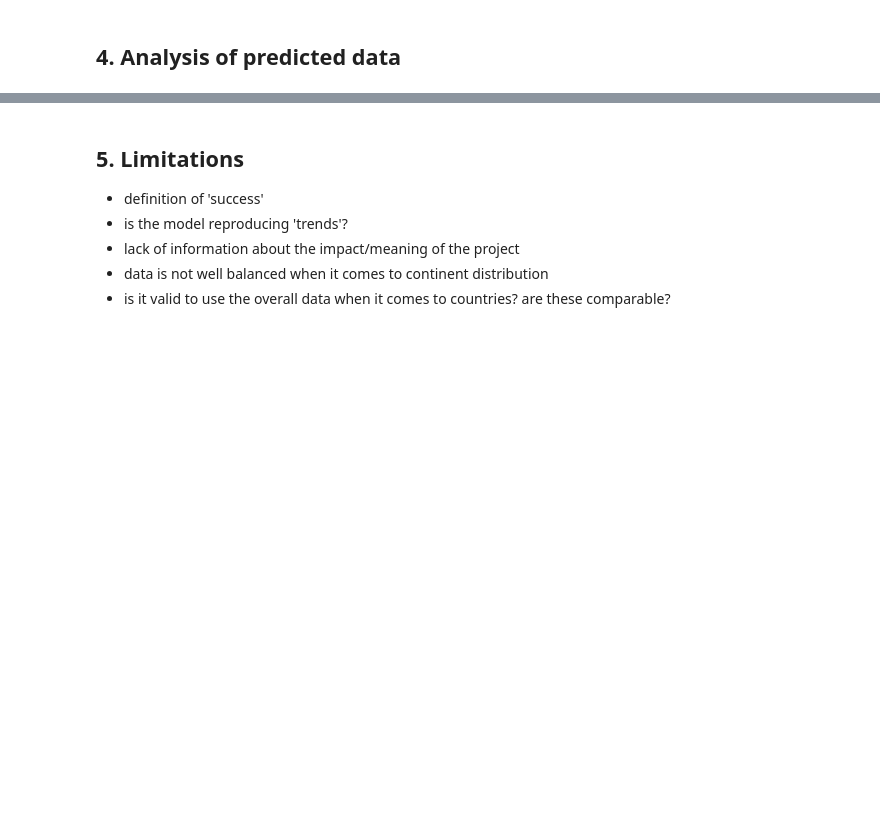
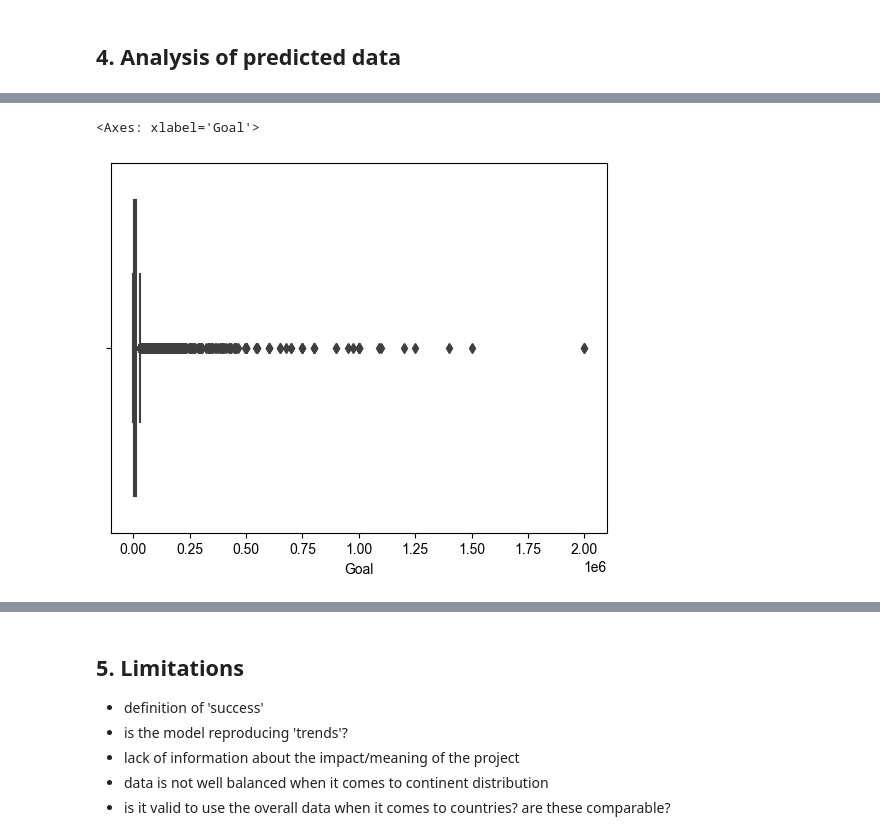
Before and after one commit to salvoha/ml-project, a Jupyter notebook: GetData_and_EDA.ipynb, the cells around one changed output, grey strips where cells are left out. Cells and saved outputs as stored; diff of their text form; code cells hidden in the pictures; blank space fills up the shorter version.

Commit message:
plots and 5. done

```diff
--- a/GetData_and_EDA.ipynb
+++ b/GetData_and_EDA.ipynb
@@ -1751,0 +1767,14 @@ False Negative Rate of final XGBoost model on test data: 0.08198674510387971
+# %%
+X_last = advanced_data.drop(columns=['State'])
+y_last = advanced_data['State']
+
+y_last_pred = model_lr1_final.predict_proba(X_last)[:, 1]
+threshold = 0.52
+y_last_pred_threshold = (y_last_pred >= threshold).astype(int)
+performance_data = advanced_data.copy()
+performance_data['State_pred'] = y_last_pred_threshold
+# create new column which checks if 'State_pred' matches 'State'
+performance_data['Correct_Prediction'] = performance_data['State_pred'] == performance_data['State']
+# %%
+mapping = {True: 1, False: 0}
+performance_data['Correct_Prediction'] = performance_data['Correct_Prediction'].map(mapping)
@@ -1751,0 +1788,3 @@ False Negative Rate of final XGBoost model on test data: 0.08198674510387971
+# %%
+false_pred_data = performance_data[performance_data['Correct_Prediction'] == 0]
+corr_pred_data = performance_data[performance_data['Correct_Prediction'] == 1]
@@ -1751,0 +1813,5 @@ False Negative Rate of final XGBoost model on test data: 0.08198674510387971
+# %%
+sns.boxplot(data=false_pred_data, x='Goal')
+# %% [output]
+<Axes: xlabel='Goal'>
+[figure, added]
```
Also changed, not shown: parts of 19 cells of this notebook, 3 other files.
